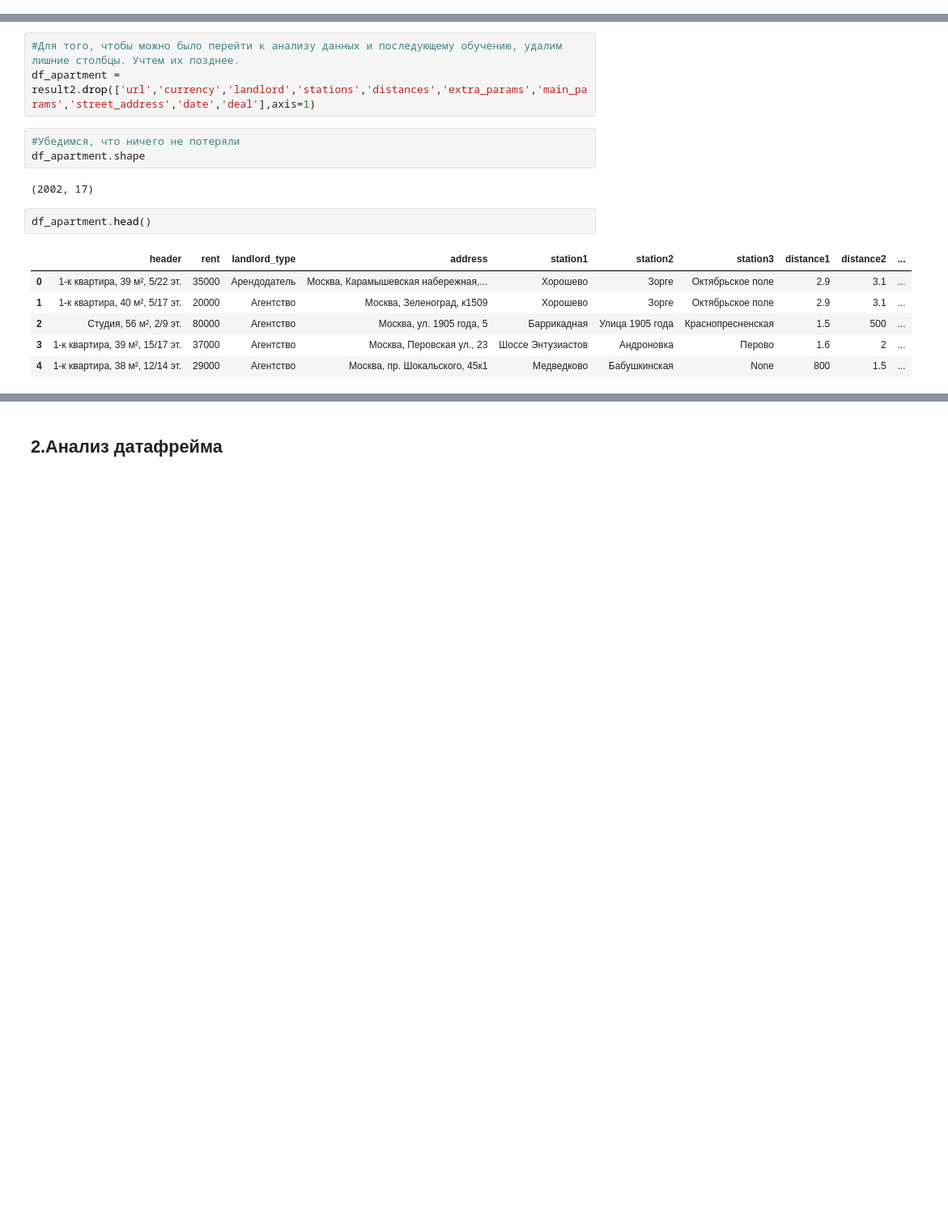
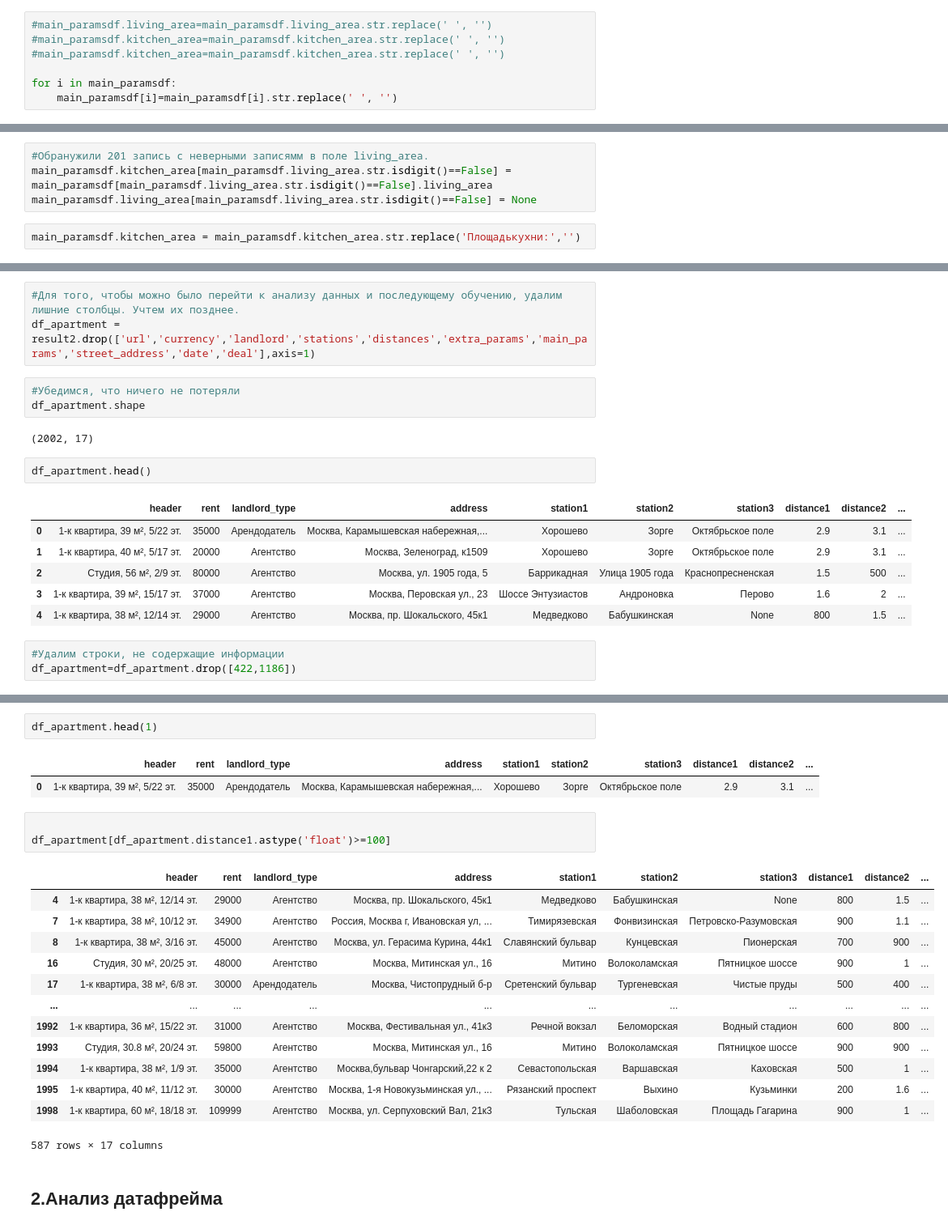
Before and after one commit to Pexincludtay/moscow_apartments, a Jupyter notebook: 1_avito_apartments.ipynb, the cells around one changed output, grey strips where cells are left out. Shown: that part at 81% size. Cells and saved outputs as stored; diff of their text form; blank space fills up the shorter version.

```diff
--- a/1_avito_apartments.ipynb
+++ b/1_avito_apartments.ipynb
@@ -228,3 +236,10 @@ main_paramsdf.head()
 | 2 | 2 | 9 | кирпичный | студии | 56 | None | None |
 | 3 | 15 | 17 | панельный | 1-комнатные | 39 | 19 | 8 |
 | 4 | 12 | 14 | панельный | 1-комнатные | 38 | 20 | 10 |
+# %%
+#main_paramsdf.living_area=main_paramsdf.living_area.str.replace(' ', '')
+#main_paramsdf.kitchen_area=main_paramsdf.kitchen_area.str.replace(' ', '')
+#main_paramsdf.kitchen_area=main_paramsdf.kitchen_area.str.replace(' ', '')
+
+for i in main_paramsdf:
+    main_paramsdf[i]=main_paramsdf[i].str.replace(' ', '')
@@ -230,0 +286,6 @@ main_paramsdf.head()
+# %%
+#Обранужили 201 запись с неверными записямм в поле living_area.
+main_paramsdf.kitchen_area[main_paramsdf.living_area.str.isdigit()==False] = main_paramsdf[main_paramsdf.living_area.str.isdigit()==False].living_area
+main_paramsdf.living_area[main_paramsdf.living_area.str.isdigit()==False] = None
+# %%
+main_paramsdf.kitchen_area = main_paramsdf.kitchen_area.str.replace('Площадькухни:','')
@@ -252,3 +331,6 @@ df_apartment.head()
 | 2 | Студия, 56 м², 2/9 эт. | 80000 | Агентство | Москва, ул. 1905 года, 5 | Баррикадная | Улица 1905 года | Краснопресненская | 1.5 | 500 | ... |
 | 3 | 1-к квартира, 39 м², 15/17 эт. | 37000 | Агентство | Москва, Перовская ул., 23 | Шоссе Энтузиастов | Андроновка | Перово | 1.6 | 2 | ... |
 | 4 | 1-к квартира, 38 м², 12/14 эт. | 29000 | Агентство | Москва, пр. Шокальского, 45к1 | Медведково | Бабушкинская | None | 800 | 1.5 | ... |
+# %%
+#Удалим строки, не содержащие информации
+df_apartment=df_apartment.drop([422,1186])
@@ -255,2 +430,24 @@ df_apartment.head()
+# %%
+df_apartment.head(1)
+# %% [output]
+|  | header | rent | landlord_type | address | station1 | station2 | station3 | distance1 | distance2 | ... |
+| 0 | 1-к квартира, 39 м², 5/22 эт. | 35000 | Арендодатель | Москва, Карамышевская набережная,... | Хорошево | Зорге | Октябрьское поле | 2.9 | 3.1 | ... |
+# %%
+
+df_apartment[df_apartment.distance1.astype('float')>=100]
+# %% [output]
+|  | header | rent | landlord_type | address | station1 | station2 | station3 | distance1 | distance2 | ... |
+| 4 | 1-к квартира, 38 м², 12/14 эт. | 29000 | Агентство | Москва, пр. Шокальского, 45к1 | Медведково | Бабушкинская | None | 800 | 1.5 | ... |
+| 7 | 1-к квартира, 38 м², 10/12 эт. | 34900 | Агентство | Россия, Москва г, Ивановская ул, ... | Тимирязевская | Фонвизинская | Петровско-Разумовская | 900 | 1.1 | ... |
+| 8 | 1-к квартира, 38 м², 3/16 эт. | 45000 | Агентство | Москва, ул. Герасима Курина, 44к1 | Славянский бульвар | Кунцевская | Пионерская | 700 | 900 | ... |
+| 16 | Студия, 30 м², 20/25 эт. | 48000 | Агентство | Москва, Митинская ул., 16 | Митино | Волоколамская | Пятницкое шоссе | 900 | 1 | ... |
+| 17 | 1-к квартира, 38 м², 6/8 эт. | 30000 | Арендодатель | Москва, Чистопрудный б-р | Сретенский бульвар | Тургеневская | Чистые пруды | 500 | 400 | ... |
+| ... | ... | ... | ... | ... | ... | ... | ... | ... | ... | ... |
+| 1992 | 1-к квартира, 36 м², 15/22 эт. | 31000 | Агентство | Москва, Фестивальная ул., 41к3 | Речной вокзал | Беломорская | Водный стадион | 600 | 800 | ... |
+| 1993 | Студия, 30.8 м², 20/24 эт. | 59800 | Агентство | Москва, Митинская ул., 16 | Митино | Волоколамская | Пятницкое шоссе | 900 | 900 | ... |
+| 1994 | 1-к квартира, 38 м², 1/9 эт. | 35000 | Агентство | Москва,бульвар Чонгарский,22 к 2 | Севастопольская | Варшавская | Каховская | 500 | 1 | ... |
+| 1995 | 1-к квартира, 40 м², 11/12 эт. | 30000 | Агентство | Москва, 1-я Новокузьминская ул., ... | Рязанский проспект | Выхино | Кузьминки | 200 | 1.6 | ... |
+| 1998 | 1-к квартира, 60 м², 18/18 эт. | 109999 | Агентство | Москва, ул. Серпуховский Вал, 21к3 | Тульская | Шаболовская | Площадь Гагарина | 900 | 1 | ... |
+587 rows × 17 columns
 # %% [markdown]
 ## 2.Анализ датафрейма
```
Also changed, not shown: parts of 15 cells of this notebook.
